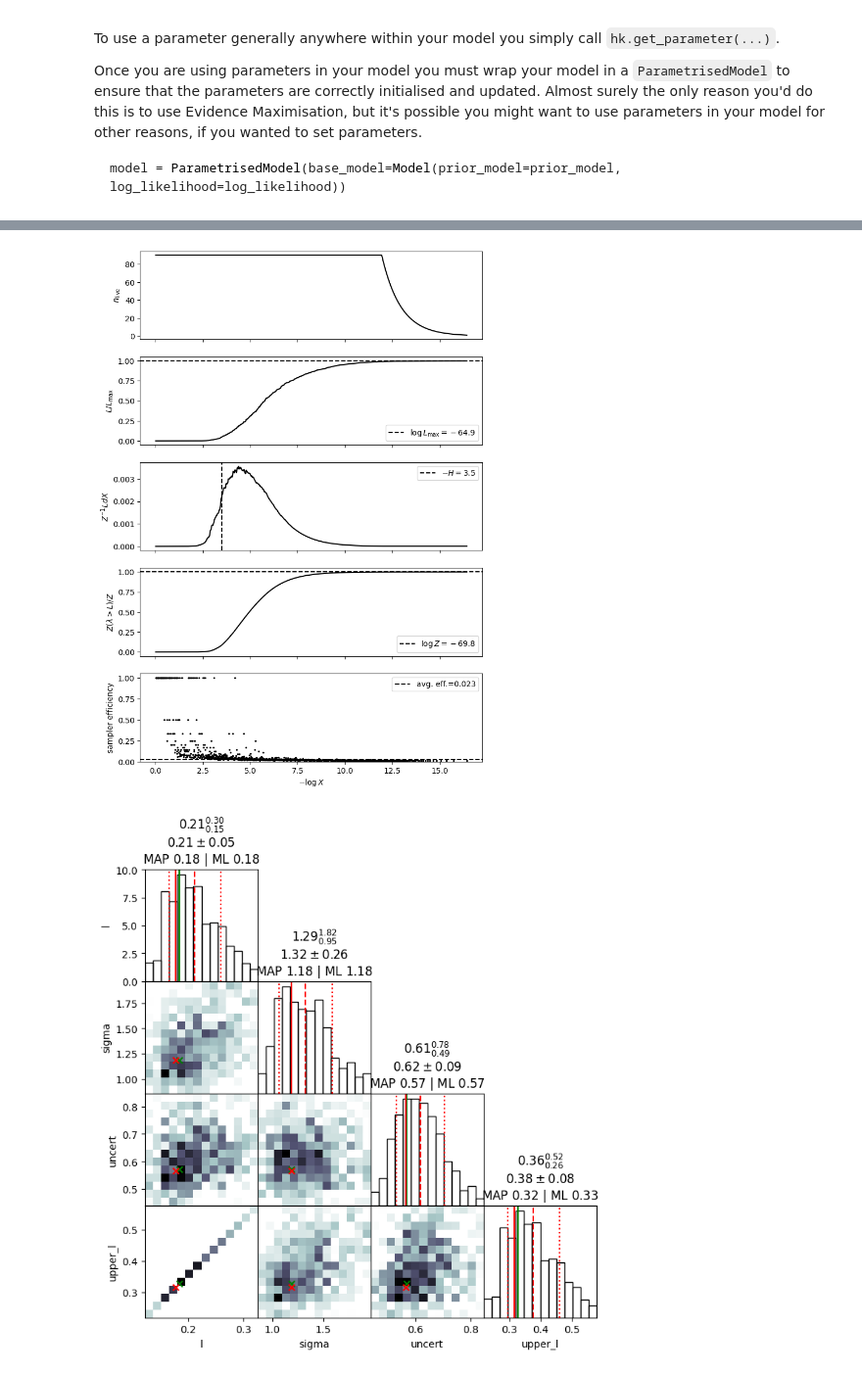
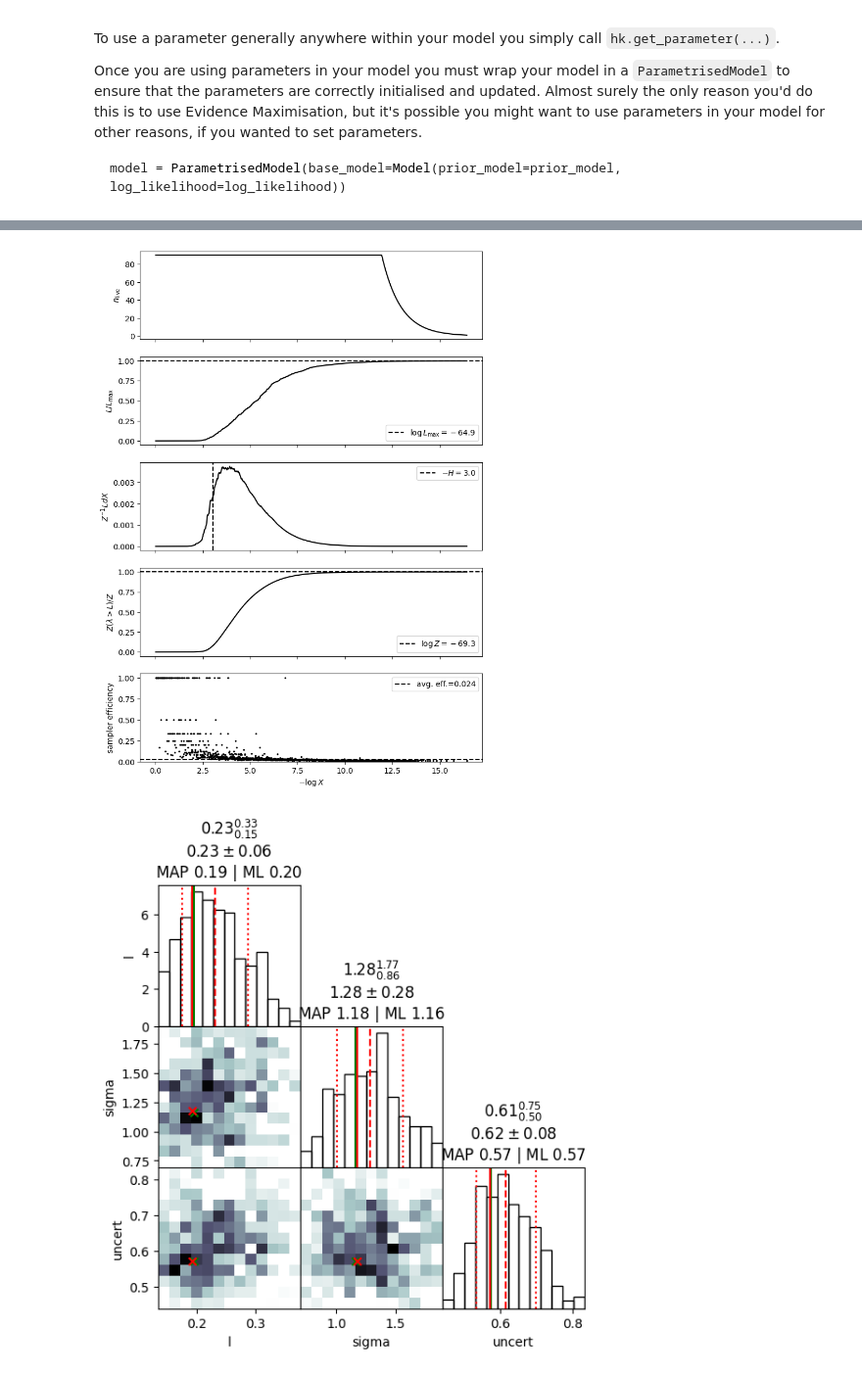
Before and after one commit to Joshuaalbert/jaxns, a Jupyter notebook: docs/examples/evidence_maximisation.ipynb, the cells around one changed output, grey strips where cells are left out. Shown at 98% size. Cells and saved outputs as stored; diff of their text form; code cells hidden in the pictures.

Commit message:
* learn prior

````diff
--- a/docs/examples/evidence_maximisation.ipynb
+++ b/docs/examples/evidence_maximisation.ipynb
@@ -97,6 +98,8 @@ Once you are using parameters in your model you must wrap your model in a `Param
 model = ParametrisedModel(base_model=Model(prior_model=prior_model, log_likelihood=log_likelihood))
 ```
 # %%
+
+from jaxns.framework.special_priors import ExplicitDensityPrior
 
 kernel = tfpk.ExponentiatedQuadratic
 
@@ -131,11 +134,26 @@ def log_likelihood(uncert, l, sigma):
 
 
 def prior_model():
-    # Throw in a heirarchical prior for the length scale upper bound to show that we can do that.
-    upper_l = yield Prior(tfpd.Uniform(0., 1.), name='upper_l')
-    l = yield Prior(tfpd.Uniform(0., upper_l), name='l').parametrised()
-    uncert = yield Prior(tfpd.Uniform(0., 2.), name='uncert')
-    sigma = yield Prior(tfpd.Uniform(0., 2.), name='sigma')
+    # l, sigma
+    resolution = 100
+    hyperparams_density = yield Prior(
+        tfpd.Uniform(jnp.zeros([resolution] * 2),
+                     jnp.ones([resolution] * 2)),
+        name='hyper_params_density'
+    ).parametrised()
+    axes = (
+        jnp.linspace(0., 1., resolution),
+        jnp.linspace(0., 2., resolution),
+    )
+    hyper_parameters = yield ExplicitDensityPrior(
+        axes=axes,
+        density=hyperparams_density,
+        regular_grid=True
+    )
+    l, sigma = hyper_parameters
+    l = yield Prior(l, name='l')
+    sigma = yield Prior(sigma, name='sigma')
+    uncert = yield Prior(tfpd.Uniform(0., 1.), name='uncert')
     return uncert, l, sigma
 
 
@@ -149,12 +167,15 @@ from jaxns import summary, plot_diagnostics, plot_cornerplot
 
 results, params = EvidenceMaximisation(
     model=model,
-    ns_kwargs=dict(max_samples=1e6)
+    ns_kwargs=dict(max_samples=1e6),
+    verbose=False,
+    gtol=1e-3,
+    log_Z_ftol=0.01
 ).train(10)
 
-summary(results, with_parametrised=True)
+summary(results, with_parametrised=False)
 plot_diagnostics(results)
-plot_cornerplot(results, with_parametrised=True)
+plot_cornerplot(results, with_parametrised=False)
 # %% [output]
 --------
 Termination Conditions:
@@ -175,3 +196,3 @@ upper_l: 0.378 +- 0.088 | 0.283 / 0.374 / 0.504 | 0.316 | 0.327
 --------
-[figure, old version]
+[figure, new version]
-[figure, old version]
+[figure, new version]
````
Also changed, not shown: parts of 7 cells of this notebook, 1 other file.
